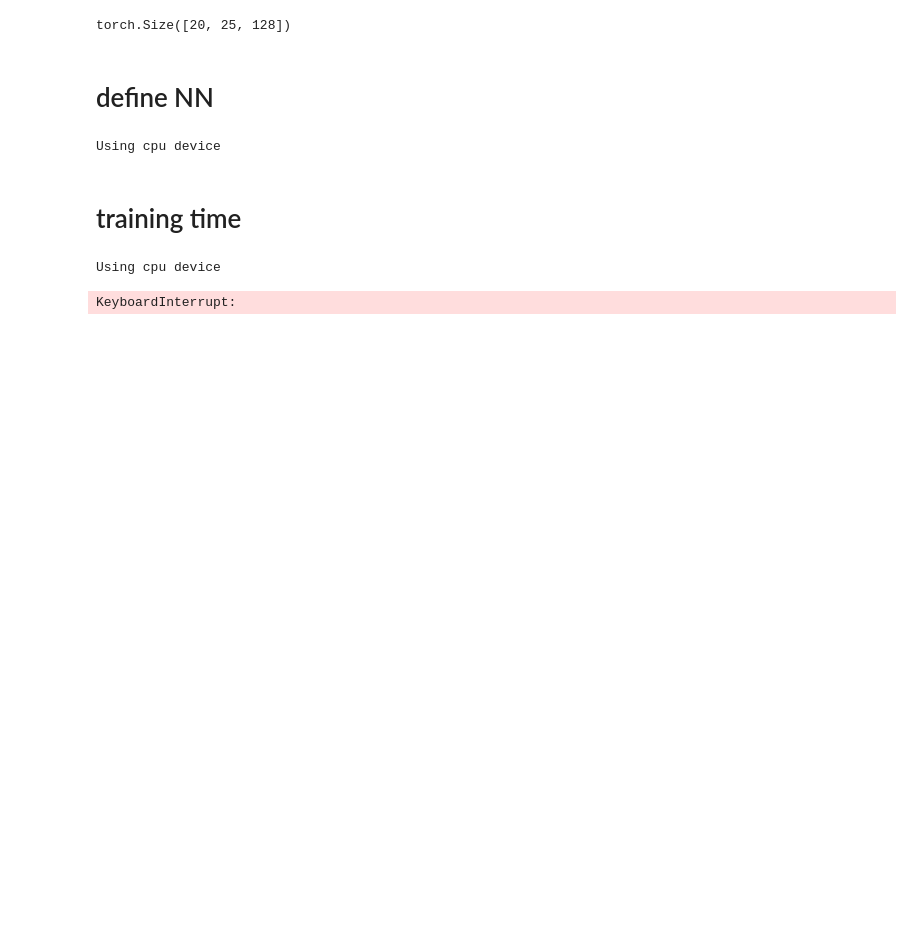
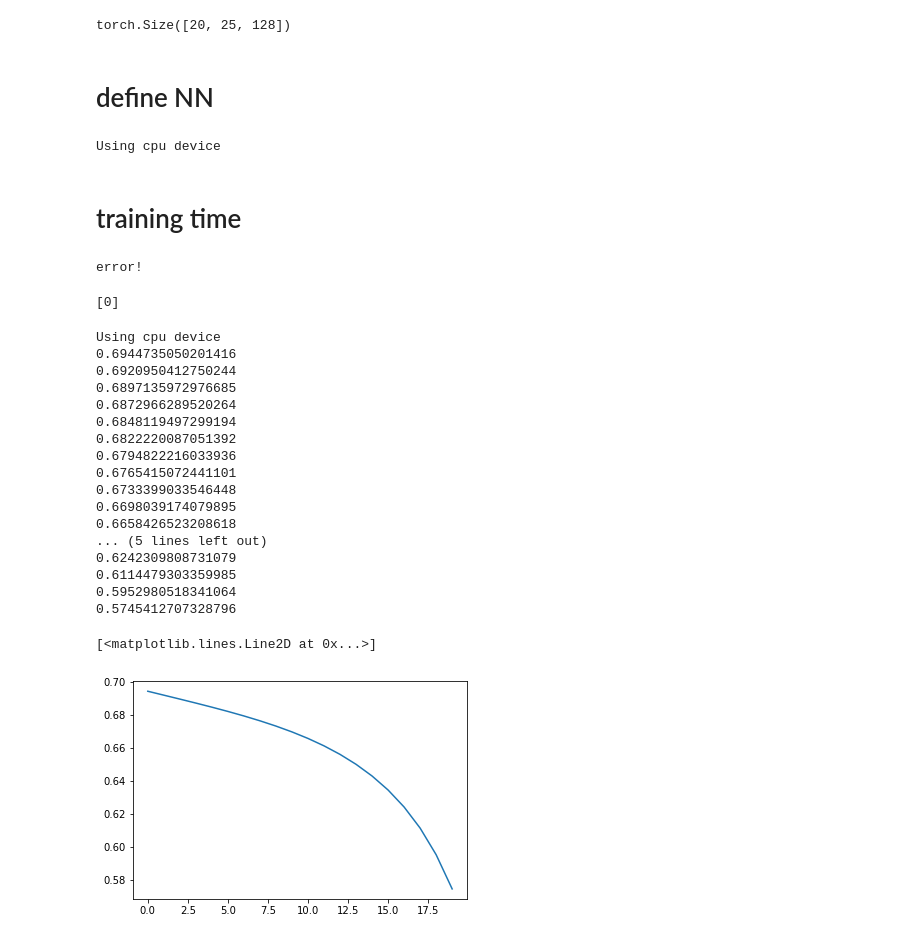
Before and after one commit to Dunni3/music-rnn, a Jupyter notebook: ians_garbage.ipynb, the cells around one changed output. Cells and saved outputs as stored; diff of their text form; code cells hidden in the pictures; blank space fills up the shorter version.

```diff
--- a/ians_garbage.ipynb
+++ b/ians_garbage.ipynb
@@ -89,7 +89,7 @@ bk_xmas1.mid downloaded
 _datadir = Path('./data/classical')
 _metadata_file = _datadir / 'metadata.csv'
 
-if _metadata_file.exists():
+if not _metadata_file.exists():
     files = collections.defaultdict(list)
     for filepath in _datadir.glob('*.mid'):
         files['file'].append(str(filepath))
@@ -156,0 +179,15 @@ rolls = midi_to_pianoroll(df_meta['file'][5])
+# %%
+sample_file = df_meta['file'][5]
+
+
+note_dist = df_meta.loc[5]['16th_note_duration']
+
+rolls = midi_to_pianoroll(sample_file, sample_dist=0.02)
+elem_eq = np.equal(rolls['right'][:, 1:], rolls['right'][:, :-1])
+frame_eq = np.all(elem_eq, axis=0)
+print(np.sum(frame_eq)/len(frame_eq))
+
+rolls = midi_to_pianoroll(sample_file, sample_dist=note_dist)
+elem_eq = np.equal(rolls['right'][:, 1:], rolls['right'][:, :-1])
+frame_eq = np.all(elem_eq, axis=0)
+print(np.sum(frame_eq)/len(frame_eq))
@@ -266,12 +306,12 @@ class PianoRoll(Dataset):
 class SeparateHands(PianoRoll):
 
     def get_rolls(self, file_idx, window_idx):
-        file_path = self.df_meta['file'][file_idx]
+        file_path = self.df_meta.iloc[file_idx]['file']
 
         if file_idx in self.roll_cache:
             piano_rolls = self.roll_cache[file_idx]
         else:
-            note_dist = df_meta.loc[file_idx]['16th_note_duration']
+            note_dist = df_meta.iloc[file_idx]['16th_note_duration']
             piano_rolls = self.midi_to_pianoroll(file_path, sample_dist=note_dist)
             self.roll_cache[file_idx] = piano_rolls
 
@@ -289,12 +329,12 @@ class SeparateHands(PianoRoll):
 class CombinedHands(PianoRoll):
 
     def get_rolls(self, file_idx, window_idx):
-        file_path = self.df_meta['file'][file_idx]
+        file_path = self.df_meta.iloc[file_idx]['file']
 
         if file_idx in self.roll_cache:
             piano_rolls = self.roll_cache[file_idx]
         else:
-            note_dist = df_meta.loc[file_idx]['16th_note_duration']
+            note_dist = df_meta.iloc[file_idx]['16th_note_duration']
             piano_rolls = self.midi_to_pianoroll(file_path, sample_dist=note_dist)
 
         # get notes as tensors
@@ -361,15 +401,30 @@ class PianoRollLSTM(nn.Module):
             return left_output, right_output
 # %% [markdown]
 # training time
+# %%
+skipfiles = []
+for i in range(df_chpn.shape[0]):
+    file = df_chpn.iloc[i]['file']
+    rolls = midi_to_pianoroll(file)
+    if len(rolls) != 2:
+        skipfiles.append(i)
+# %% [output]
+error!
+# %%
+skipfiles
+# %% [output]
+[0]
 # %%
-batch_per_file = 2
-seq_length = 25
+batch_per_file = 625
+seq_length = 100
 learning_rate = 1e-3
-batch_size = 32
-epochs = 2
+batch_size = 8
+epochs = 1
 num_workers = 0
 
-dset = CombinedHands(df_meta=df_meta.iloc[:3],
+df_chpn = df_meta[df_meta['composer'] == 'chpn'].iloc[1:]
+
+dset = CombinedHands(df_meta=df_chpn.iloc[1:2],
                      batch_size=batch_size,
                      batch_per_file=batch_per_file,
                      seq_length=seq_length)
@@ -382,31 +437,48 @@ optimizer = torch.optim.Adam(model.parameters(), lr=learning_rate)
 device = 'cuda' if torch.cuda.is_available() else 'cpu'
 print(f'Using {device} device')
 
 model.to(device)
 
 losses = []
 
 for _ in range(epochs):
 
     for batch, (features, labels) in enumerate(dataloader):
 
         features = features.to(device)
         labels = labels.to(device)
 
         # compute prediction and loss
         pred = model(features)[0, :, :]
         loss = loss_fn(pred, labels)
 
         # backprop
         optimizer.zero_grad()
         loss.backward()
         optimizer.step()
 
         losses.append(loss.item())
         print(losses[-1])
 
 
 plt.plot(losses)
 # %% [output]
 Using cpu device
+0.6944735050201416
+0.6920950412750244
+0.6897135972976685
+0.6872966289520264
+0.6848119497299194
+0.6822220087051392
+0.6794822216033936
+0.6765415072441101
+0.6733399033546448
+0.6698039174079895
+0.6658426523208618
+... (5 lines left out)
+0.6242309808731079
+0.6114479303359985
+0.5952980518341064
+0.5745412707328796
-KeyboardInterrupt:
+[<matplotlib.lines.Line2D at 0x...>]
+[figure, added]
```
Also changed, not shown: parts of 3 cells of this notebook, 1 other file.
